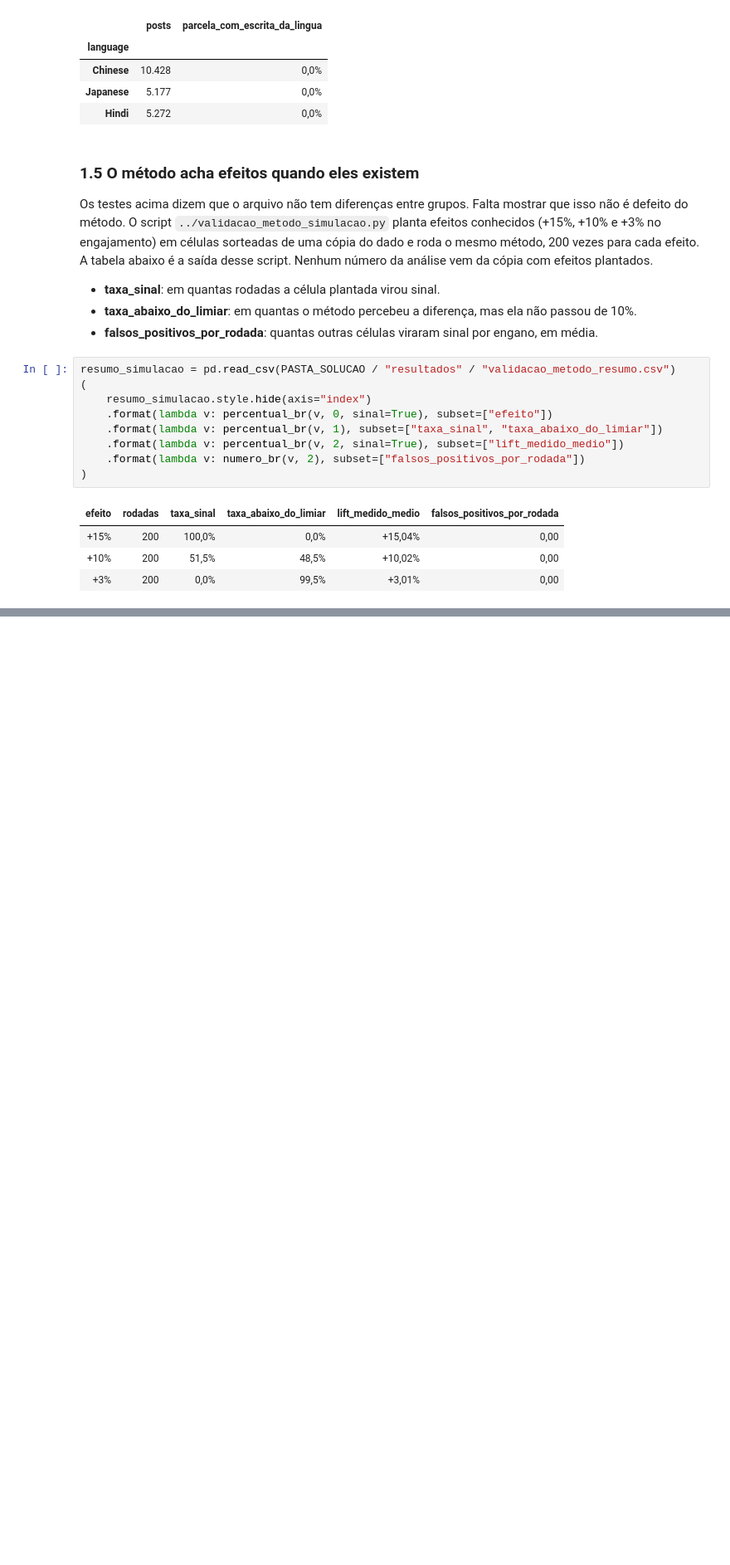
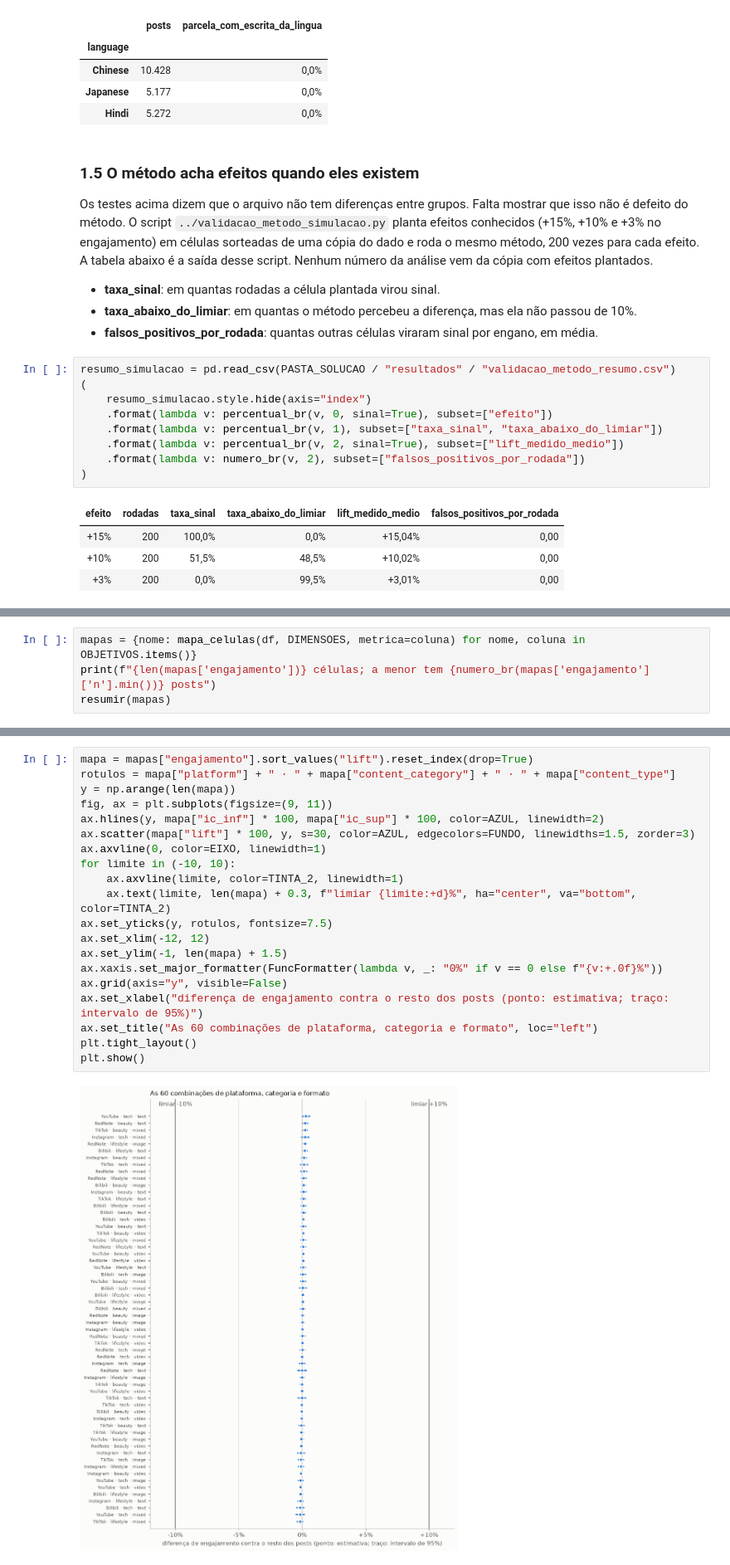
Before and after one commit to Gchapolin/ai-master-challenge, a Jupyter notebook: submissions/guilherme-ferreira/solution/notebooks/analise.ipynb, the cells around one changed output, grey strips where cells are left out. Shown at 83% size. Cells and saved outputs as stored; diff of their text form; blank space fills up the shorter version.

```diff
--- a/submissions/guilherme-ferreira/solution/notebooks/analise.ipynb
+++ b/submissions/guilherme-ferreira/solution/notebooks/analise.ipynb
@@ -277,0 +357,4 @@ resumo_simulacao = pd.read_csv(PASTA_SOLUCAO / "resultados" / "validacao_metodo_
+# %%
+mapas = {nome: mapa_celulas(df, DIMENSOES, metrica=coluna) for nome, coluna in OBJETIVOS.items()}
+print(f"{len(mapas['engajamento'])} células; a menor tem {numero_br(mapas['engajamento']['n'].min())} posts")
+resumir(mapas)
@@ -277,0 +368,22 @@ resumo_simulacao = pd.read_csv(PASTA_SOLUCAO / "resultados" / "validacao_metodo_
+# %%
+mapa = mapas["engajamento"].sort_values("lift").reset_index(drop=True)
+rotulos = mapa["platform"] + " · " + mapa["content_category"] + " · " + mapa["content_type"]
+y = np.arange(len(mapa))
+fig, ax = plt.subplots(figsize=(9, 11))
+ax.hlines(y, mapa["ic_inf"] * 100, mapa["ic_sup"] * 100, color=AZUL, linewidth=2)
+ax.scatter(mapa["lift"] * 100, y, s=30, color=AZUL, edgecolors=FUNDO, linewidths=1.5, zorder=3)
+ax.axvline(0, color=EIXO, linewidth=1)
+for limite in (-10, 10):
+    ax.axvline(limite, color=TINTA_2, linewidth=1)
+    ax.text(limite, len(mapa) + 0.3, f"limiar {limite:+d}%", ha="center", va="bottom", color=TINTA_2)
+ax.set_yticks(y, rotulos, fontsize=7.5)
+ax.set_xlim(-12, 12)
+ax.set_ylim(-1, len(mapa) + 1.5)
+ax.xaxis.set_major_formatter(FuncFormatter(lambda v, _: "0%" if v == 0 else f"{v:+.0f}%"))
+ax.grid(axis="y", visible=False)
+ax.set_xlabel("diferença de engajamento contra o resto dos posts (ponto: estimativa; traço: intervalo de 95%)")
+ax.set_title("As 60 combinações de plataforma, categoria e formato", loc="left")
+plt.tight_layout()
+plt.show()
+# %% [output]
+[figure, added]
```
Also changed, not shown: parts of 22 cells of this notebook, 7 other files.
